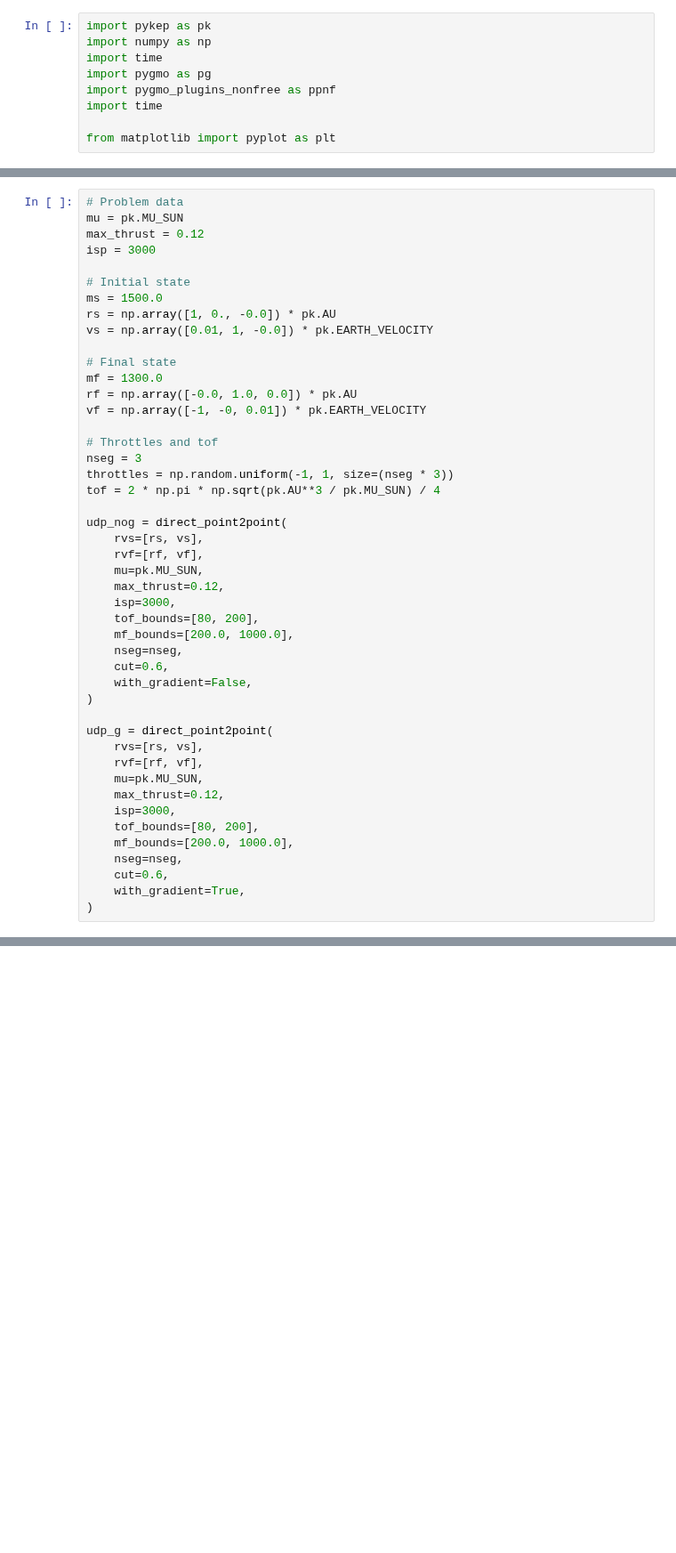
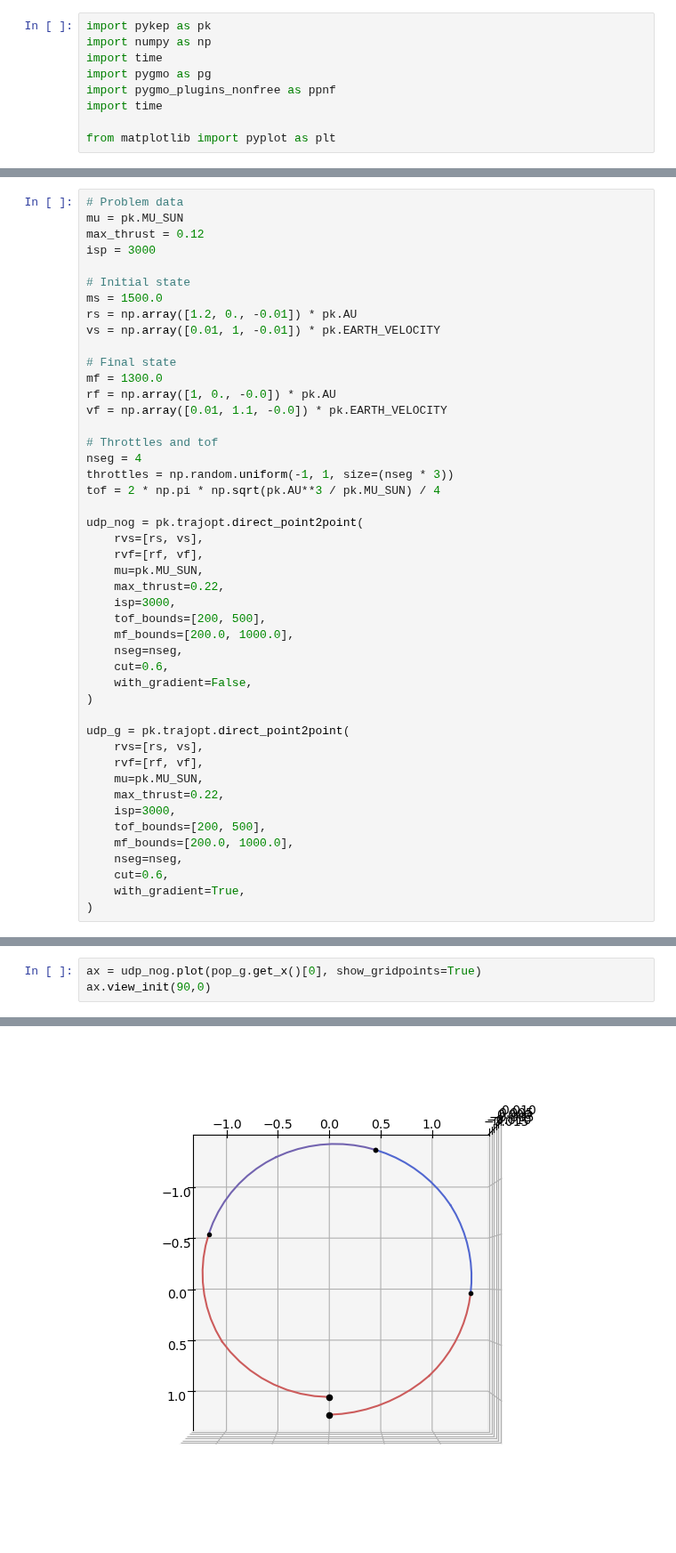
Before and after one commit to esa/kep3, a Jupyter notebook: doc/notebooks/udp_point2point.ipynb, the cells around one changed output, grey strips where cells are left out. Shown at 89% size. Drawn from its saved outputs; the diff is of its cells as text; blank space fills up the shorter version.

```diff
--- a/doc/notebooks/udp_point2point.ipynb
+++ b/doc/notebooks/udp_point2point.ipynb
@@ -190,39 +17,39 @@ isp = 3000
 
 # Initial state
 ms = 1500.0
-rs = np.array([1, 0., -0.0]) * pk.AU
-vs = np.array([0.01, 1, -0.0]) * pk.EARTH_VELOCITY
+rs = np.array([1.2, 0., -0.01]) * pk.AU
+vs = np.array([0.01, 1, -0.01]) * pk.EARTH_VELOCITY
 
 # Final state
 mf = 1300.0
-rf = np.array([-0.0, 1.0, 0.0]) * pk.AU
-vf = np.array([-1, -0, 0.01]) * pk.EARTH_VELOCITY
+rf = np.array([1, 0., -0.0]) * pk.AU
+vf = np.array([0.01, 1.1, -0.0]) * pk.EARTH_VELOCITY
 
 # Throttles and tof
-nseg = 3
+nseg = 4
 throttles = np.random.uniform(-1, 1, size=(nseg * 3))
 tof = 2 * np.pi * np.sqrt(pk.AU**3 / pk.MU_SUN) / 4
 
-udp_nog = direct_point2point(
+udp_nog = pk.trajopt.direct_point2point(
     rvs=[rs, vs],
     rvf=[rf, vf],
     mu=pk.MU_SUN,
-    max_thrust=0.12,
+    max_thrust=0.22,
     isp=3000,
-    tof_bounds=[80, 200],
+    tof_bounds=[200, 500],
     mf_bounds=[200.0, 1000.0],
     nseg=nseg,
     cut=0.6,
     with_gradient=False,
 )
 
-udp_g = direct_point2point(
+udp_g = pk.trajopt.direct_point2point(
     rvs=[rs, vs],
     rvf=[rf, vf],
     mu=pk.MU_SUN,
-    max_thrust=0.12,
+    max_thrust=0.22,
     isp=3000,
-    tof_bounds=[80, 200],
+    tof_bounds=[200, 500],
     mf_bounds=[200.0, 1000.0],
     nseg=nseg,
     cut=0.6,
@@ -267,0 +78,4 @@ Throttle constraints: [1.2710499319723567e-11, -0.9671553962662673, 1.7453349876
+# %%
+ax = udp_nog.plot(pop_g.get_x()[0], show_gridpoints=True)
+ax.view_init(90,0)
+# %% [output]
@@ -268,3 +84,4 @@ Throttle constraints: [1.2710499319723567e-11, -0.9671553962662673, 1.7453349876
+[figure, added]
 # %%
 from tqdm import tqdm
 cpu_nog = []
```
Also changed, not shown: parts of 9 cells of this notebook, 14 other files.
